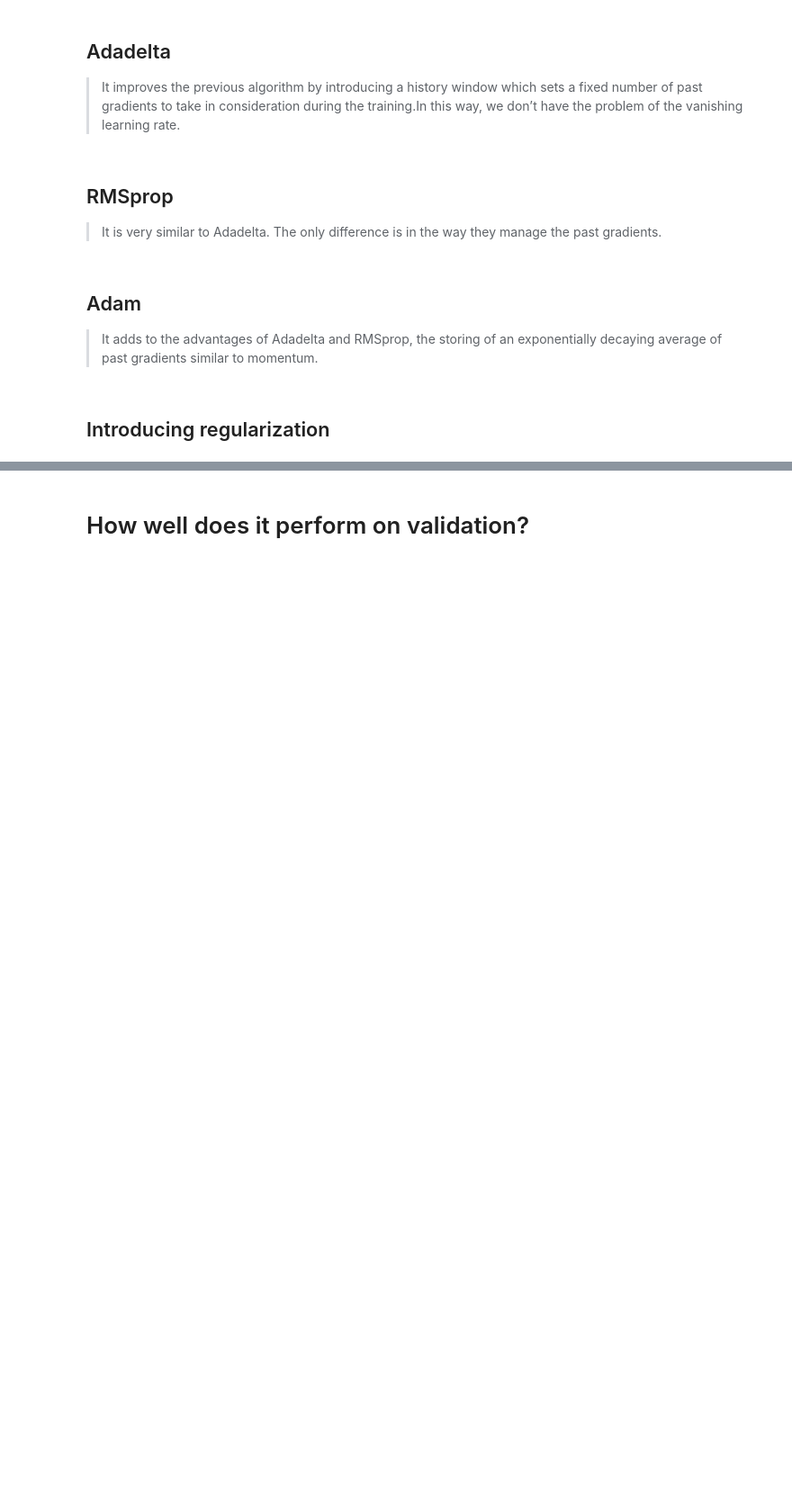
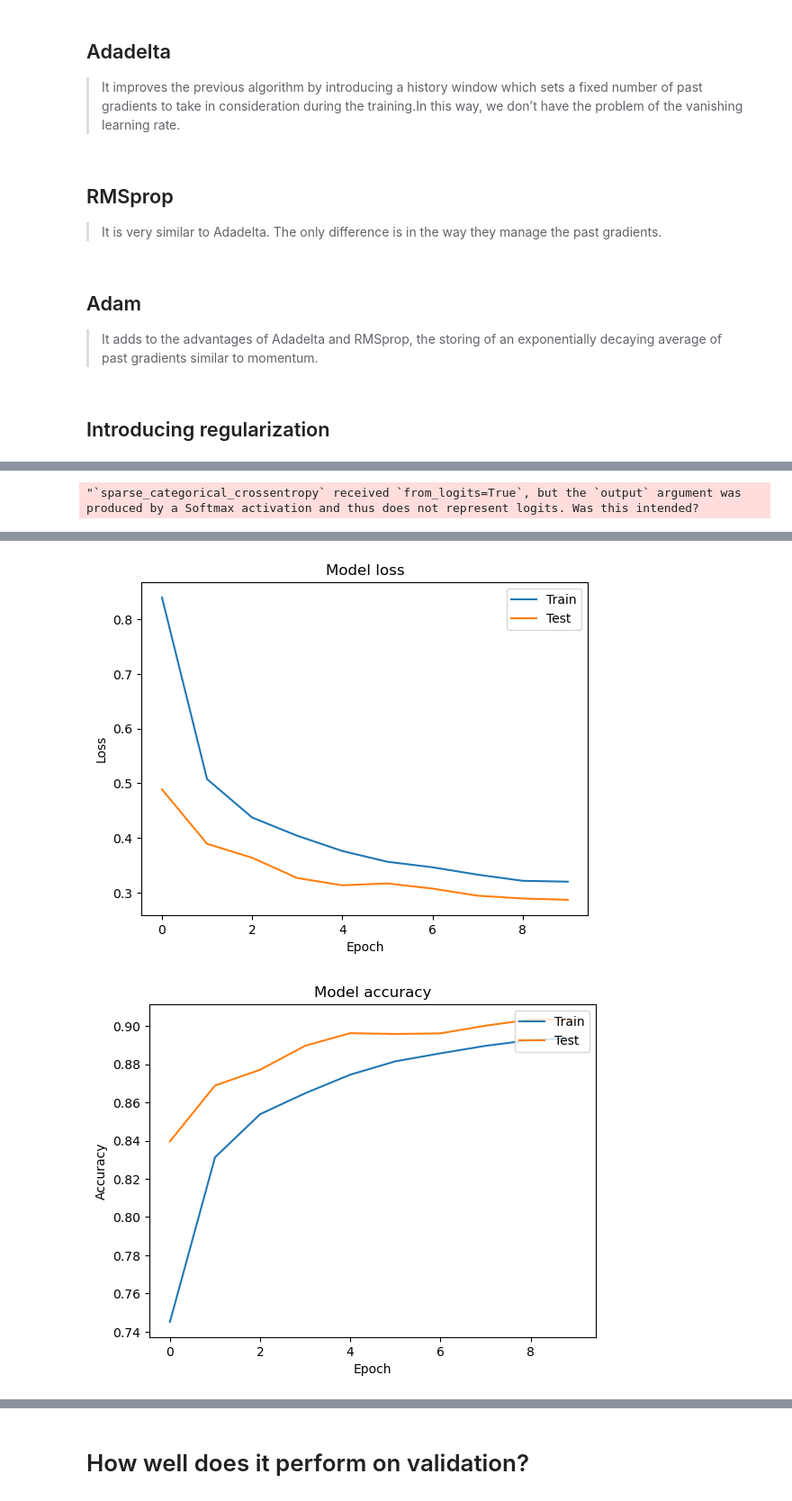
Before and after one commit to JoelPoah/Fashion_MNIST, a Jupyter notebook: fashion.ipynb, the cells around one changed output, grey strips where cells are left out. Shown at 90% size. Drawn from its saved outputs; the diff is of its cells as text; code cells hidden in the pictures; blank space fills up the shorter version.

```diff
--- a/fashion.ipynb
+++ b/fashion.ipynb
@@ -944,7 +1001,7 @@ def tune_model_2(hp):
 # %% [markdown]
 ## Introducing regularization
 # %%
-import tensorflow as tf
+import tensorflow
 model = Sequential()
 model.add(Conv2D(32, kernel_size=(3, 3),
                 activation='relu',
@@ -961,7 +1018,7 @@ model.add(Flatten())
 model.add(Dense(128, activation='relu'))
 model.add(Dropout(0.3))
 model.add(Flatten())
-model.add(Dense(10, activation='softmax', kernel_regularizer=regularizers.L2(l2=0.05)))
+model.add(Dense(10, activation='softmax', kernel_regularizer=tensorflow.keras.regularizers.L2(l2=0.05)))
 #loop through the optimizers
 model.compile(optimizer='adam',
 loss=tf.keras.losses.SparseCategoricalCrossentropy(from_logits=True),
@@ -978,0 +1052 @@ NameError: name 'regularizers' is not defined
+"`sparse_categorical_crossentropy` received `from_logits=True`, but the `output` argument was produced by a Softmax activation and thus does not represent logits. Was this intended?
@@ -979,3 +1072,5 @@ NameError: name 'regularizers' is not defined
+[figure, added]
+[figure, added]
 # %% [markdown]
 # Conv 2d by machine learning mastery
 ![](./images/convolutionalNN.png)
```
Also changed, not shown: parts of 27 cells of this notebook, 2 other files.
